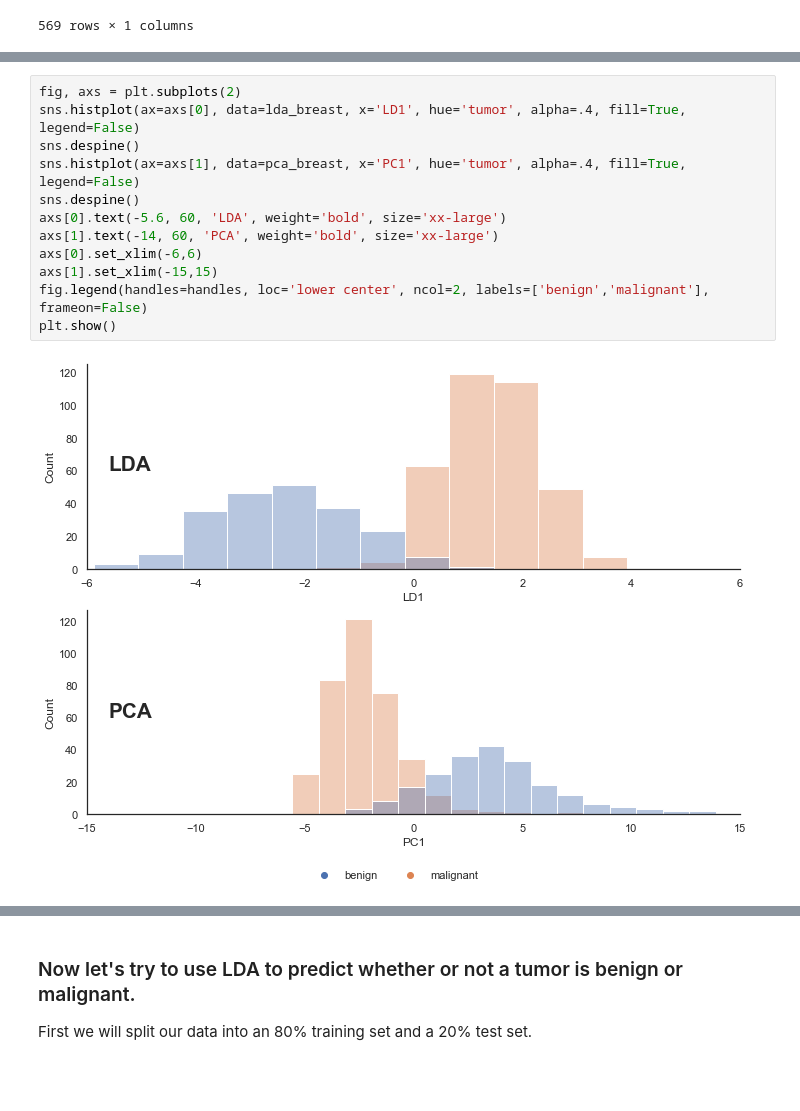
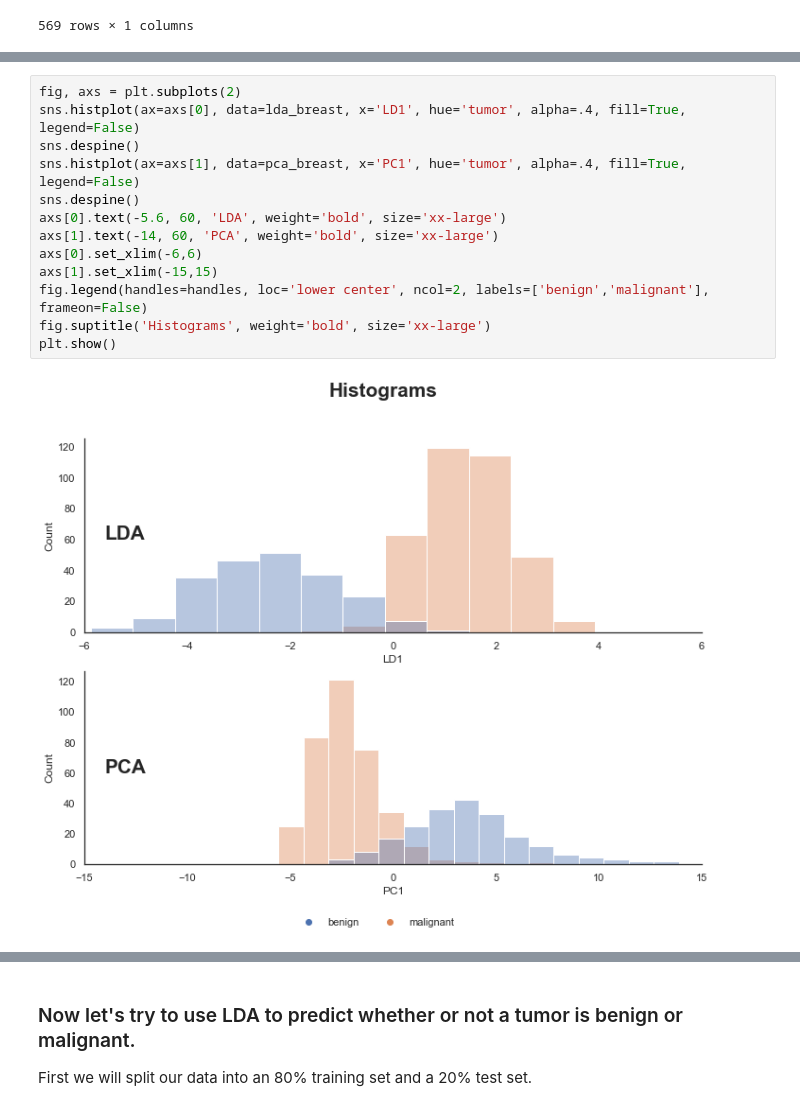
Before and after one commit to neda0/uw_biol359_spr21, a Jupyter notebook: w6_lda.ipynb, the cells around one changed output, grey strips where cells are left out. Drawn from its saved outputs; the diff is of its cells as text; blank space fills up the shorter version.

```diff
--- a/w6_lda.ipynb
+++ b/w6_lda.ipynb
@@ -302,17 +304,18 @@ plt.show()
 # %%
 fig, axs = plt.subplots(2)
 sns.histplot(ax=axs[0], data=lda_breast, x='LD1', hue='tumor', alpha=.4, fill=True, legend=False)
 sns.despine()
 sns.histplot(ax=axs[1], data=pca_breast, x='PC1', hue='tumor', alpha=.4, fill=True, legend=False)
 sns.despine()
 axs[0].text(-5.6, 60, 'LDA', weight='bold', size='xx-large')
 axs[1].text(-14, 60, 'PCA', weight='bold', size='xx-large')
 axs[0].set_xlim(-6,6)
 axs[1].set_xlim(-15,15)
 fig.legend(handles=handles, loc='lower center', ncol=2, labels=['benign','malignant'], frameon=False)
+fig.suptitle('Histograms', weight='bold', size='xx-large')
 plt.show()
 # %% [output]
-[figure, old version]
+[figure, new version]
 # %%
 fig, axs = plt.subplots(2)
 sns.kdeplot(ax=axs[0], data=lda_breast, x='LD1', hue='tumor', alpha=.4, fill=True, legend=False)
```
Also changed, not shown: parts of 12 cells of this notebook.
